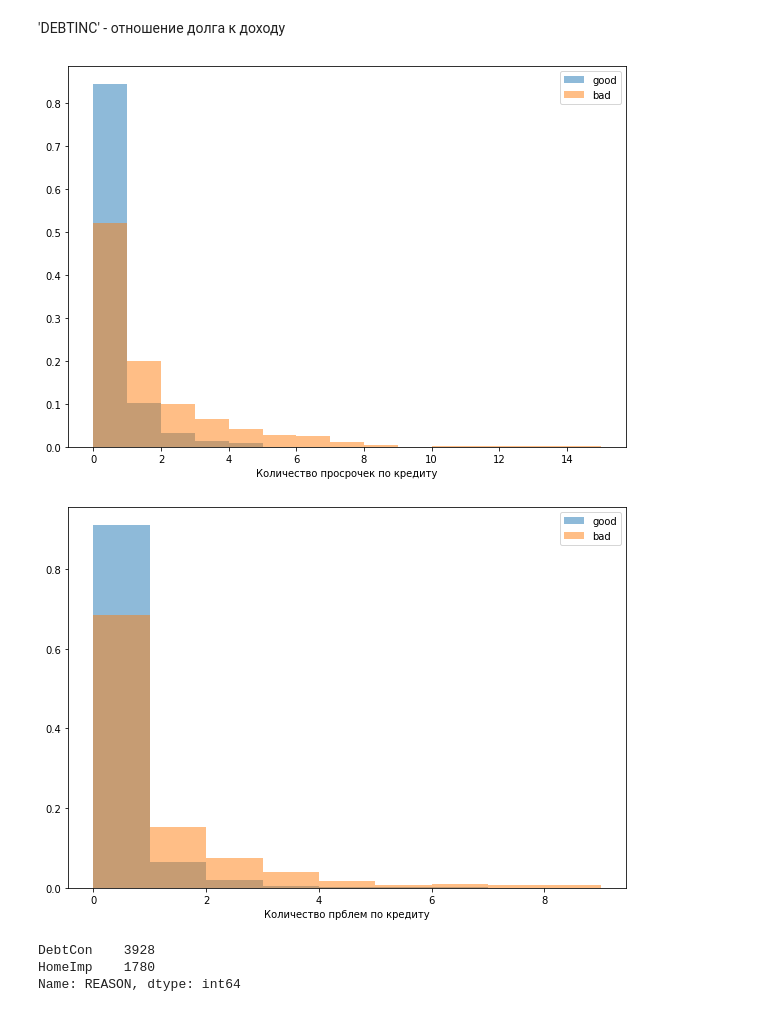
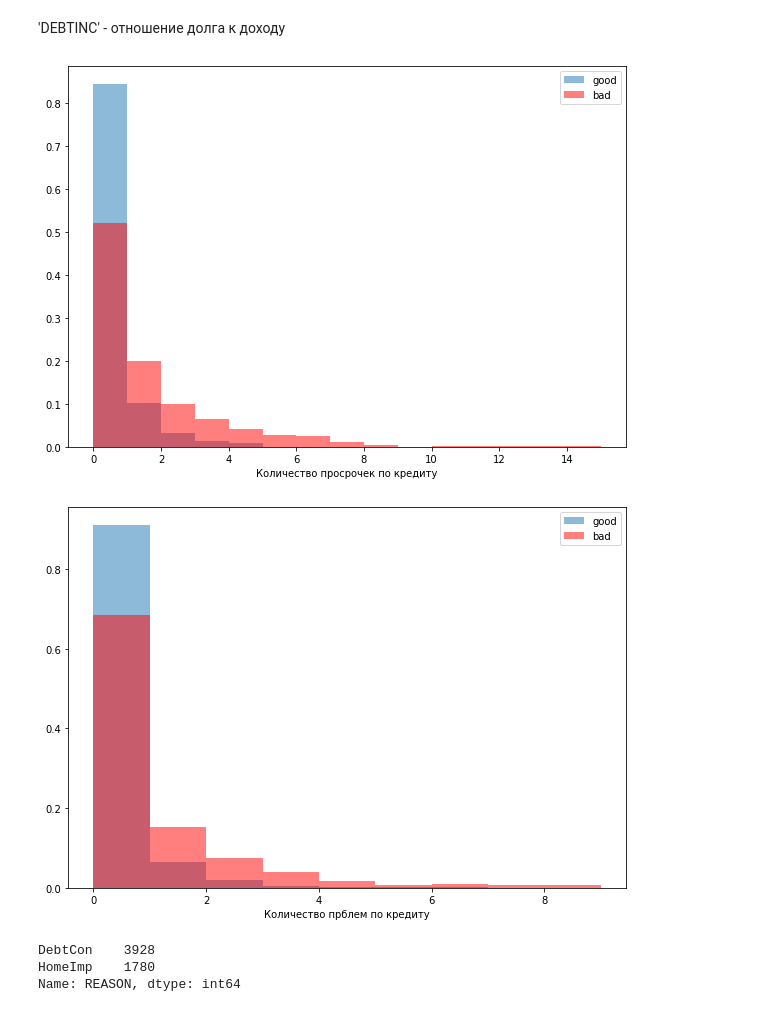
Before and after one commit to nickkartashev/Default-prediction, a Jupyter notebook: Default_prediction_maximal_improvement.ipynb, the cells around one changed output. Drawn from its saved outputs; the diff is of its cells as text; code cells hidden in the pictures.

```diff
--- a/Default_prediction_maximal_improvement.ipynb
+++ b/Default_prediction_maximal_improvement.ipynb
@@ -125,24 +186,24 @@ dtype: float64
 plt.figure(figsize=(10, 7))
 
 plt.hist(df['DELINQ'][df['BAD'] == 0], bins=5, alpha=0.5, label='good', density=True)
-plt.hist(df['DELINQ'][df['BAD'] == 1], bins=15, alpha=0.5, label='bad', density=True)
+plt.hist(df['DELINQ'][df['BAD'] == 1], bins=15, alpha=0.5, label='bad', density=True, color='red')
 plt.legend()
 plt.xlabel('Количество просрочек по кредиту')
 
 plt.show()
 # %% [output]
-[figure, old version]
+[figure, new version]
 # %%
 plt.figure(figsize=(10, 7))
 
 plt.hist(df['DEROG'][df['BAD'] == 0], bins=range(10), alpha=0.5, label='good', density=True)
-plt.hist(df['DEROG'][df['BAD'] == 1], bins=range(10), alpha=0.5, label='bad', density=True)
+plt.hist(df['DEROG'][df['BAD'] == 1], bins=range(10), alpha=0.5, label='bad', density=True, color='red')
 plt.legend()
 plt.xlabel('Количество прблем по кредиту')
 
 plt.show()
 # %% [output]
-[figure, old version]
+[figure, new version]
 # %%
 df['REASON'].value_counts()
 # %% [output]
```
Also changed, not shown: parts of 195 cells of this notebook.
